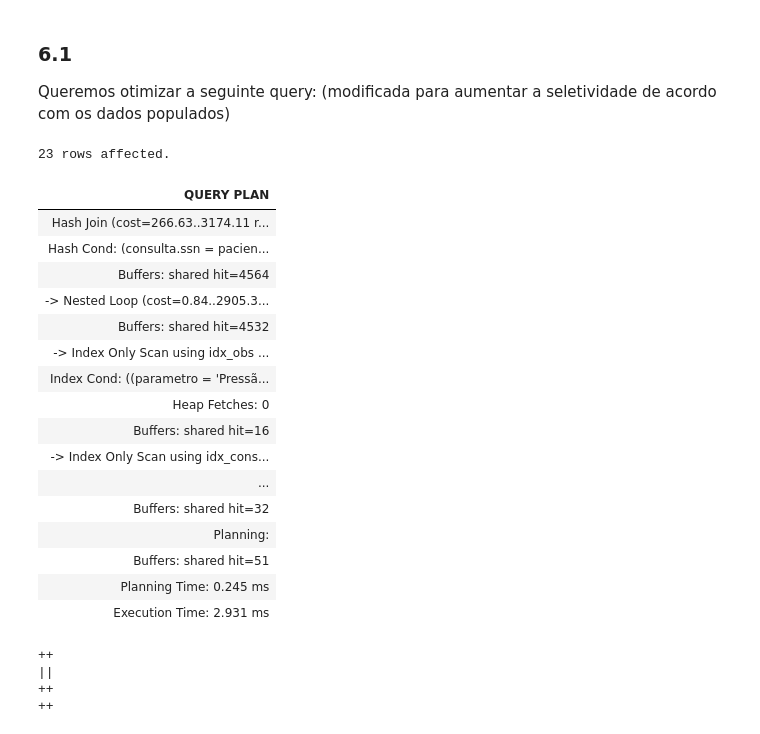
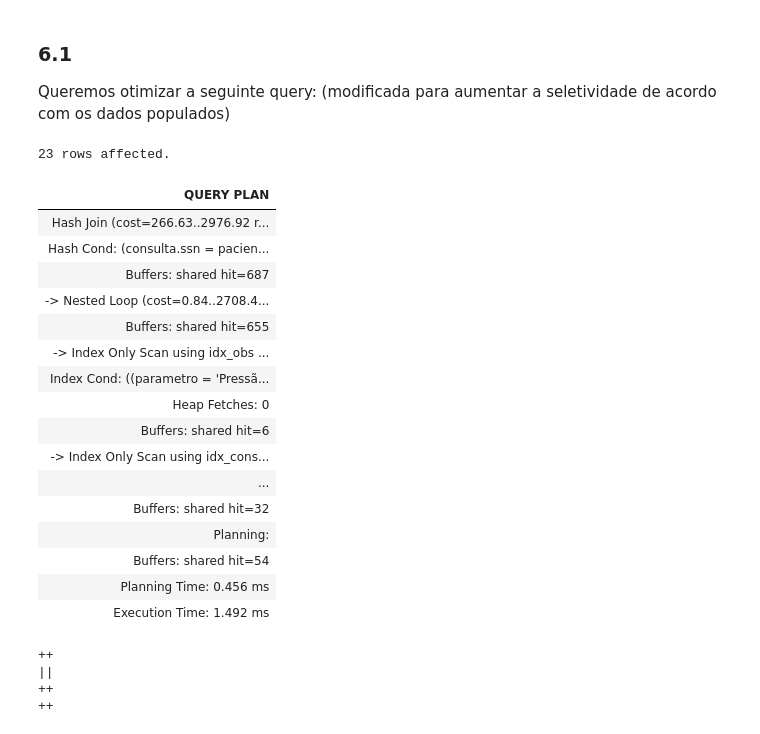
Before and after one commit to SrGesus/bd-projects-23, a Jupyter notebook: p02/data/E2-ProjetoBD.ipynb, the cells around one changed output. Cells and saved outputs as stored; diff of their text form; code cells hidden in the pictures.

```diff
--- a/p02/data/E2-ProjetoBD.ipynb
+++ b/p02/data/E2-ProjetoBD.ipynb
@@ -485,46 +494,45 @@ Queremos otimizar a seguinte query: (modificada para aumentar a seletividade de
 # %%
 %%sql
 -- O Postgres estava a subestimar a seletividade do filtro
 -- >= do valor e a fazer más decisões devido a isso
 -- (A começar com um seqscan na consulta em vez de filtar observacao);
 -- Logo foi necessário desativar os sequencial scans
 -- Para analizar as opções diferentes de índices
-SET
-  enable_seqscan = FALSE;
+SET enable_seqscan = FALSE;
 
 -- Atualizar as estatísticas para o query planner
 VACUUM ANALYZE;
 
 EXPLAIN (ANALYZE, BUFFERS)
 SELECT
   paciente.nome
 FROM
   paciente
   JOIN consulta USING (ssn)
   JOIN observacao USING (id)
 WHERE
-  -- ~1% de seletividade
+  -- ~0,03% de seletividade
   parametro = 'Pressão arterial diastólica'
-  AND valor >= 100;
+  AND valor >= 110;
 # %% [output]
 23 rows affected.
 | QUERY PLAN |
-| Hash Join (cost=266.63..3174.11 r... |
+| Hash Join (cost=266.63..2976.92 r... |
 | Hash Cond: (consulta.ssn = pacien... |
-| Buffers: shared hit=4564 |
-| -> Nested Loop (cost=0.84..2905.3... |
-| Buffers: shared hit=4532 |
+| Buffers: shared hit=687 |
+| -> Nested Loop (cost=0.84..2708.4... |
+| Buffers: shared hit=655 |
 | -> Index Only Scan using idx_obs ... |
 | Index Cond: ((parametro = 'Pressã... |
 | Heap Fetches: 0 |
-| Buffers: shared hit=16 |
+| Buffers: shared hit=6 |
 | -> Index Only Scan using idx_cons... |
 | ... |
 | Buffers: shared hit=32 |
 | Planning: |
-| Buffers: shared hit=51 |
-| Planning Time: 0.245 ms |
-| Execution Time: 2.931 ms |
+| Buffers: shared hit=54 |
+| Planning Time: 0.456 ms |
+| Execution Time: 1.492 ms |
 # %%
 %%sql
 DROP INDEX IF EXISTS idx_obs;
```
Also changed, not shown: parts of 9 cells of this notebook, 10 other files.
